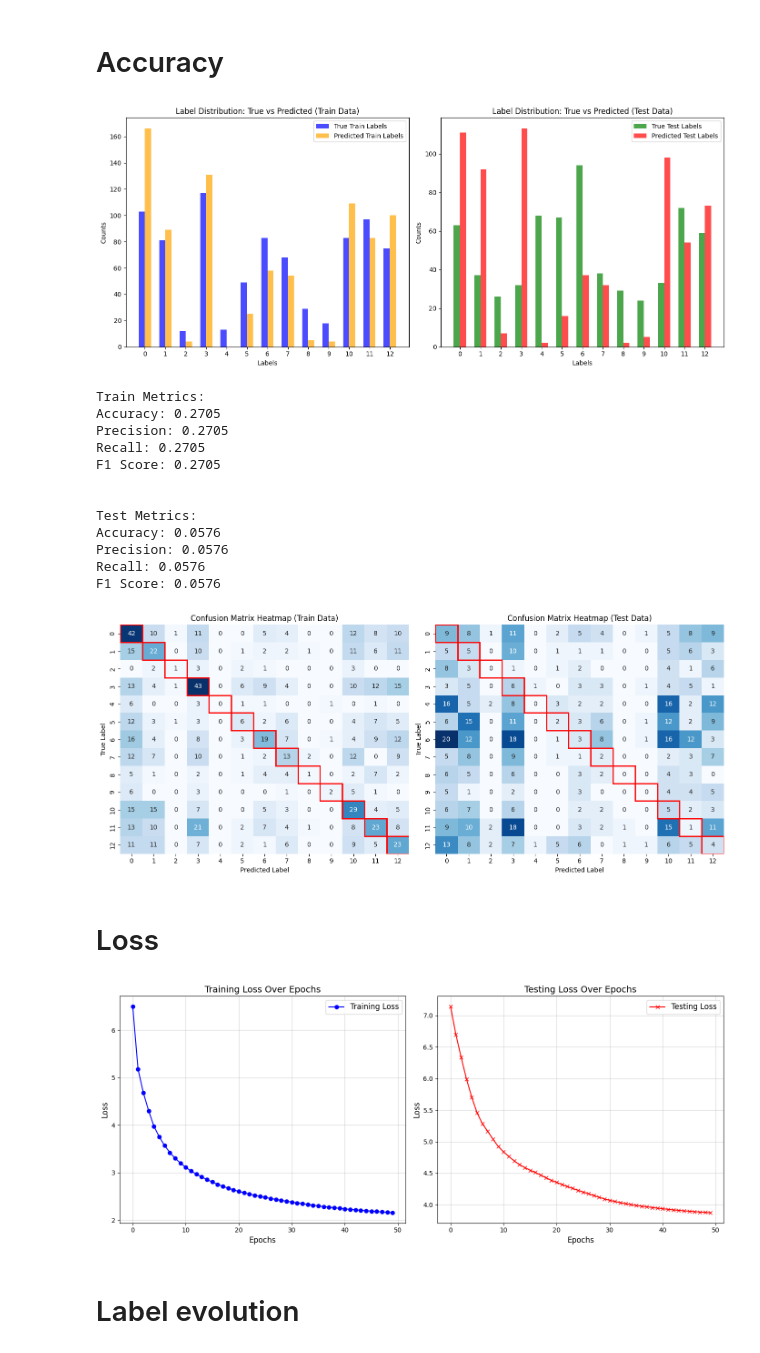
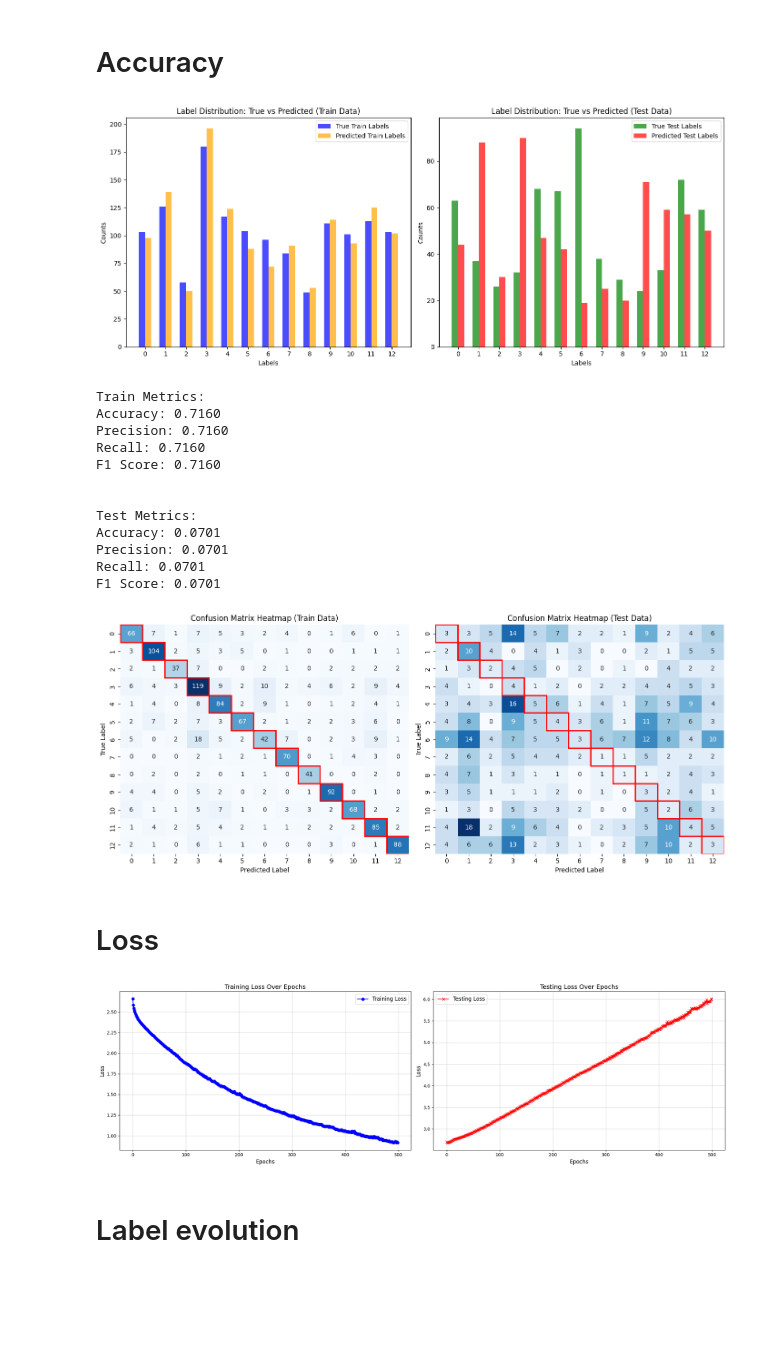
Before and after one commit to CS-433/ml-project-2-zenconvolutionalgraph, a Jupyter notebook: VIB/interpretation_VIB.ipynb, the cells around one changed output. Saved outputs shown, nothing was run; the diff lists cells and outputs as text; code cells hidden in the pictures; blank space fills up the shorter version.

```diff
--- a/VIB/interpretation_VIB.ipynb
+++ b/VIB/interpretation_VIB.ipynb
@@ -363,7 +363,7 @@ plt.show()
 # %% [markdown]
 # Accuracy
 # %%
-file_path = "/home/dalai/GNN_E/data/results/GAT/balanced/8/all_emo/2644-576/results.json"
+file_path = "/home/dalai/GNN_E/data/results/GAT/balanced/8/all_emo/7040-700/results.json"
 
 # Read the JSON file
 with open(file_path, 'r') as f:
@@ -422,7 +422,7 @@ plt.tight_layout()
 # Show the combined figure
 plt.show()
 # %% [output]
-[figure, old version]
+[figure, new version]
 # %%
 # Function to calculate and print metrics
 def calculate_metrics(y_true, y_pred, dataset_name="Dataset"):
@@ -480,47 +480,47 @@ plt.tight_layout()
 plt.show()
 # %% [output]
 Train Metrics:
-Accuracy: 0.2705
-Precision: 0.2705
-Recall: 0.2705
-F1 Score: 0.2705
+Accuracy: 0.7160
+Precision: 0.7160
+Recall: 0.7160
+F1 Score: 0.7160
 
 
 Test Metrics:
-Accuracy: 0.0576
-Precision: 0.0576
-Recall: 0.0576
-F1 Score: 0.0576
+Accuracy: 0.0701
+Precision: 0.0701
+Recall: 0.0701
+F1 Score: 0.0701
-[figure, old version]
+[figure, new version]
 # %% [markdown]
 # Loss
 # %%
 # Create a figure with two subplots side by side
-fig, axes = plt.subplots(1, 2, figsize=(14, 6))  # 1 row, 2 columns
+fig, axes = plt.subplots(1, 2, figsize=(20, 6))  # 1 row, 2 columns
 
 # Plot training loss in the first subplot
 axes[0].plot(loss_train, label='Training Loss', marker='o', color='blue')
 axes[0].set_title("Training Loss Over Epochs", fontsize=14)
 axes[0].set_xlabel("Epochs", fontsize=12)
 axes[0].set_ylabel("Loss", fontsize=12)
 axes[0].legend(fontsize=12)
 axes[0].grid(alpha=0.5)
 
 # Plot testing loss in the second subplot
 axes[1].plot(loss_test, label='Testing Loss', marker='x', color='red')
 axes[1].set_title("Testing Loss Over Epochs", fontsize=14)
 axes[1].set_xlabel("Epochs", fontsize=12)
 axes[1].set_ylabel("Loss", fontsize=12)
 axes[1].legend(fontsize=12)
 axes[1].grid(alpha=0.5)
 
 # Adjust layout to prevent overlap
 plt.tight_layout()
 
 # Show the combined figure with both plots
 plt.show()
 # %% [output]
-[figure, old version]
+[figure, new version]
 # %% [markdown]
 # Label evolution
 # %%
```
Also changed, not shown: parts of 1 cell of this notebook, 7 other files.
